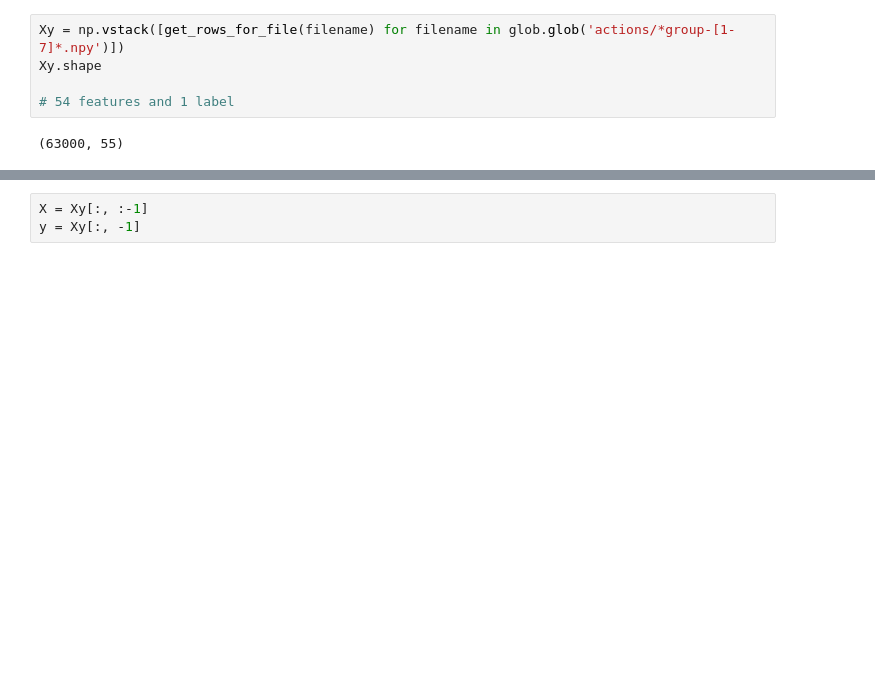
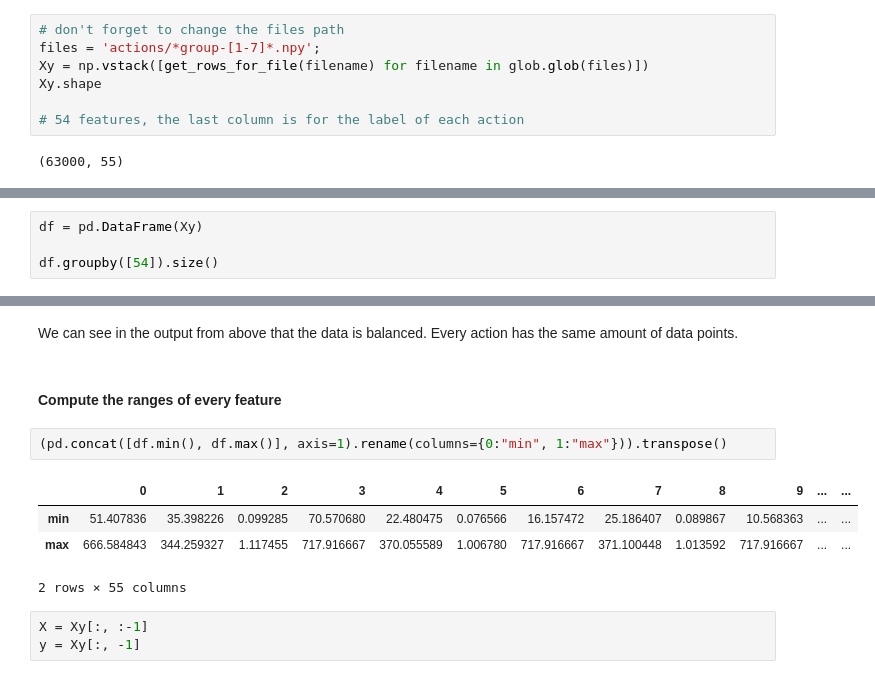
Before and after one commit to adelinagiurea0865/traditioneleML, a Jupyter notebook: sprint1.ipynb, the cells around one changed output, grey strips where cells are left out. Saved outputs shown, nothing was run; the diff lists cells and outputs as text; blank space fills up the shorter version.

Commit message:
compute the ranges

```diff
--- a/sprint1.ipynb
+++ b/sprint1.ipynb
@@ -29,9 +26,11 @@ def get_rows_for_file(file):
 
     return res
 # %%
-Xy = np.vstack([get_rows_for_file(filename) for filename in glob.glob('actions/*group-[1-7]*.npy')])
+# don't forget to change the files path
+files = 'actions/*group-[1-7]*.npy';
+Xy = np.vstack([get_rows_for_file(filename) for filename in glob.glob(files)])
 Xy.shape
 
-# 54 features and 1 label
+# 54 features, the last column is for the label of each action
 # %% [output]
 (63000, 55)
@@ -37,0 +39,4 @@ Xy.shape
+# %%
+df = pd.DataFrame(Xy)
+
+df.groupby([54]).size()
@@ -38,3 +53,14 @@ Xy.shape
+# %% [markdown]
+We can see in the output from above that the data is balanced. Every action has the same amount of data points.
+# %% [markdown]
+#### Compute the ranges of every feature
+# %%
+(pd.concat([df.min(), df.max()], axis=1).rename(columns={0:"min", 1:"max"})).transpose()
+# %% [output]
+|  | 0 | 1 | 2 | 3 | 4 | 5 | 6 | 7 | 8 | 9 | ... | ... |
+| min | 51.407836 | 35.398226 | 0.099285 | 70.570680 | 22.480475 | 0.076566 | 16.157472 | 25.186407 | 0.089867 | 10.568363 | ... | ... |
+| max | 666.584843 | 344.259327 | 1.117455 | 717.916667 | 370.055589 | 1.006780 | 717.916667 | 371.100448 | 1.013592 | 717.916667 | ... | ... |
+2 rows × 55 columns
 # %%
 X = Xy[:, :-1]
 y = Xy[:, -1]
```
Also changed, not shown: parts of 4 cells of this notebook.
